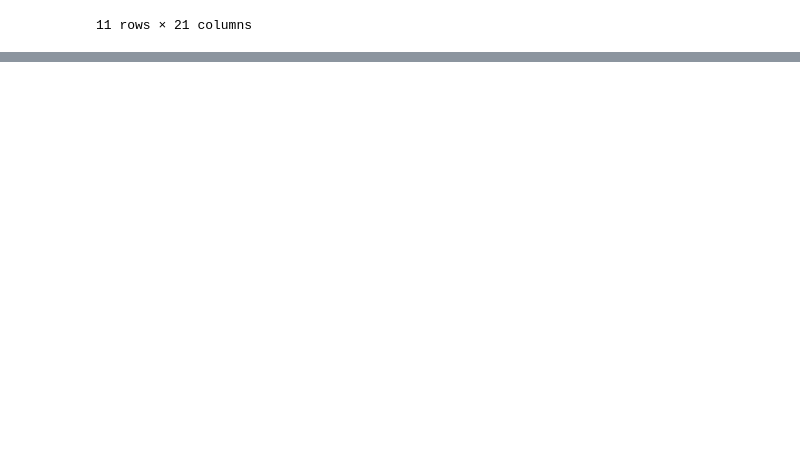
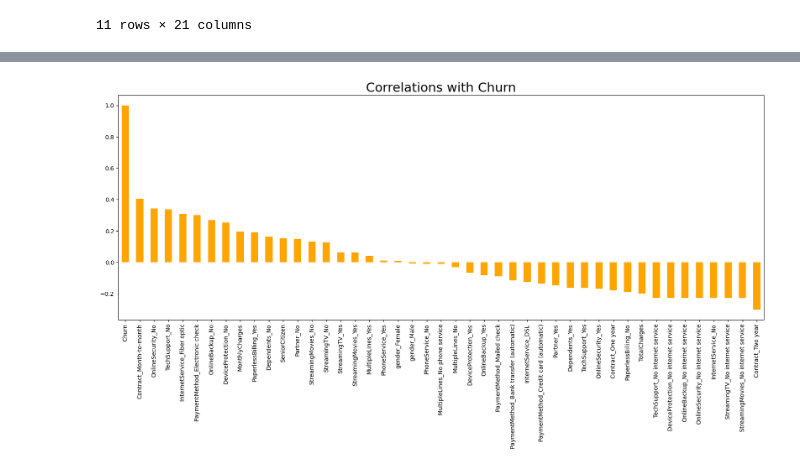
Before and after one commit to Kovindu555/Customer-Churn-Prediction, a Jupyter notebook: EDA.ipynb, the cells around one changed output, grey strips where cells are left out. Cells and saved outputs as stored; diff of their text form; code cells hidden in the pictures; blank space fills up the shorter version.

```diff
--- a/EDA.ipynb
+++ b/EDA.ipynb
@@ -238,0 +304,4 @@ df
+# %%
+# Finding the Correlation between each feature
+corr_matrix = df_dummies.corr()
+corr_matrix
@@ -238,0 +377,9 @@ df
+# %%
+# Graphing the Churns Correlation
+
+plt.figure(figsize=(20,7))
+corr_matrix['Churn'].sort_values(ascending=False).plot(kind='bar', color='orange')
+plt.title('Correlations with Churn', fontsize=22)
+plt.show()
+# %% [output]
+[figure, added]
```
Also changed, not shown: parts of 13 cells of this notebook.
